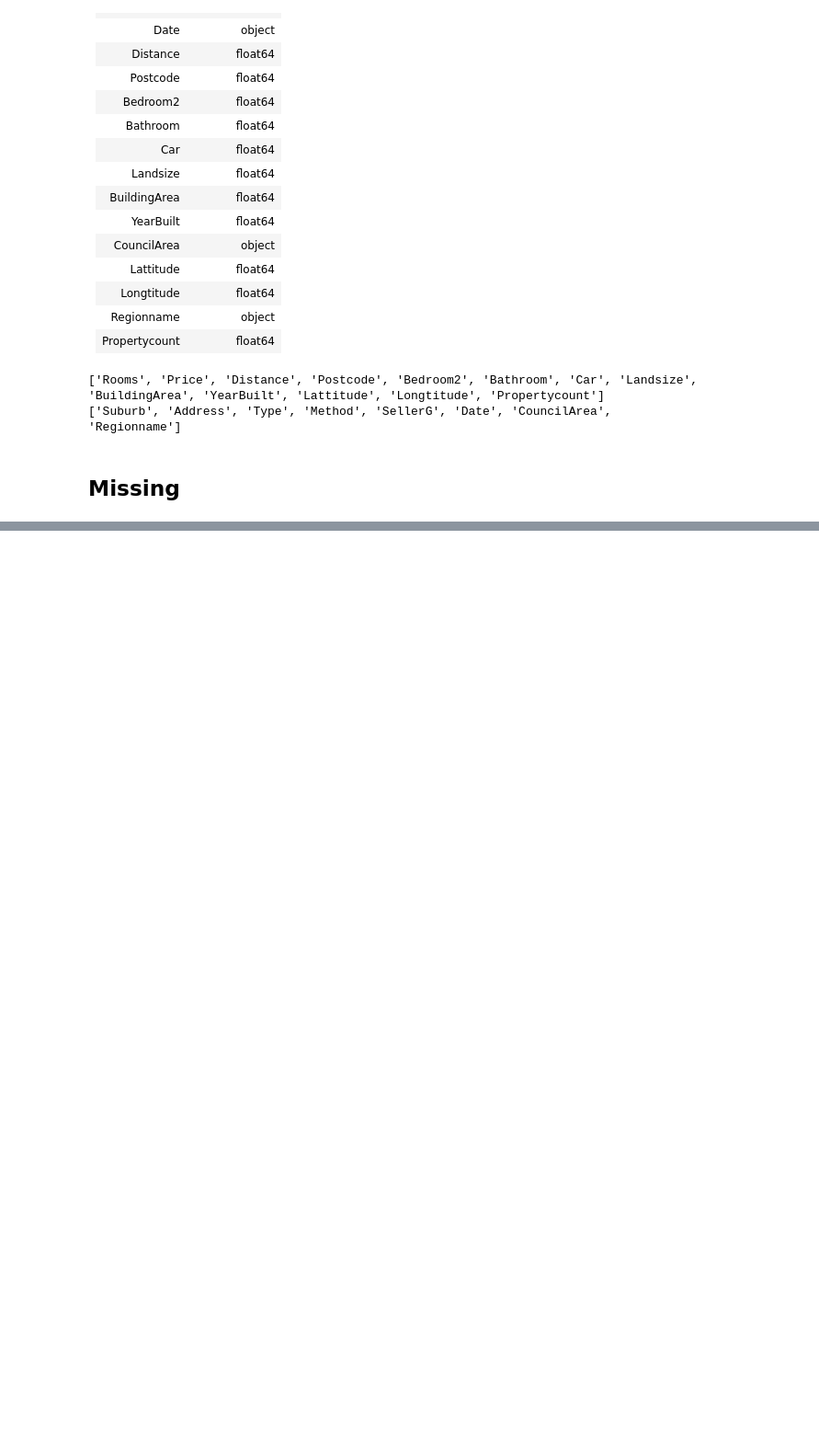
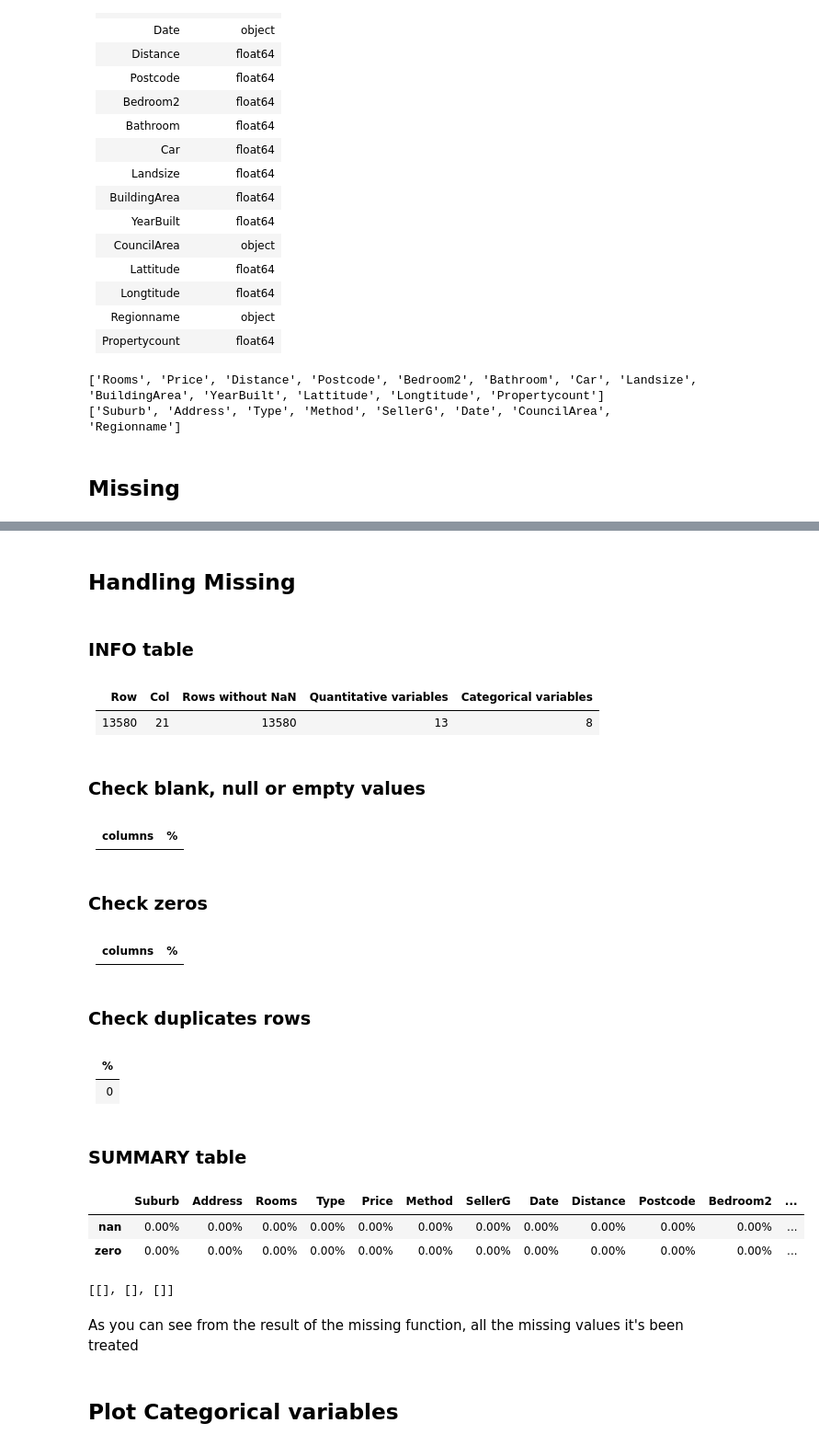
Before and after one commit to marcosalvalaggio/edamame, a Jupyter notebook: notebook/eda_example.ipynb, the cells around one changed output, grey strips where cells are left out. Shown at 92% size. Saved outputs shown, nothing was run; the diff lists cells and outputs as text; code cells hidden in the pictures; blank space fills up the shorter version.

```diff
--- a/notebook/eda_example.ipynb
+++ b/notebook/eda_example.ipynb
@@ -131,0 +135,37 @@ eda.missing(data)
+# %% [markdown]
+## Handling Missing
+# %%
+# test
+data_test = data.copy()
+# quant variables
+data_test = eda.handling_missing(data_test, col=nan_num, missing_val=np.nan, method=['mean']*len(nan_num))
+# qual variables
+data_test = eda.handling_missing(data_test, col=nan_cat, missing_val=np.nan, method=['most_frequent']*len(nan_cat))
+# zero variables
+data_test = eda.handling_missing(data_test, col = zero_col, missing_val=0, method=['most_frequent']*len(zero_col))
+# view missing data in the dataset after the handling phase
+eda.missing(data_test)
+# %% [output]
+### INFO table
+|   Row |   Col |   Rows without NaN |   Quantitative variables |   Categorical variables |
+|------:|------:|-------------------:|-------------------------:|------------------------:|
+| 13580 |    21 |              13580 |                       13 |                       8 |
+### Check blank, null or empty values
+| columns   | %   |
+|-----------|-----|
+### Check zeros
+| columns   | %   |
+|-----------|-----|
+### Check duplicates rows
+|   % |
+|----:|
+|   0 |
+### SUMMARY table
+|  | Suburb | Address | Rooms | Type | Price | Method | SellerG | Date | Distance | Postcode | Bedroom2 | ... |
+| nan | 0.00% | 0.00% | 0.00% | 0.00% | 0.00% | 0.00% | 0.00% | 0.00% | 0.00% | 0.00% | 0.00% | ... |
+| zero | 0.00% | 0.00% | 0.00% | 0.00% | 0.00% | 0.00% | 0.00% | 0.00% | 0.00% | 0.00% | 0.00% | ... |
+[[], [], []]
+# %% [markdown]
+As you can see from the result of the missing function, all the missing values it's been treated
+# %% [markdown]
+## Plot Categorical variables
```
Also changed, not shown: parts of 7 cells of this notebook, 1 other file.
